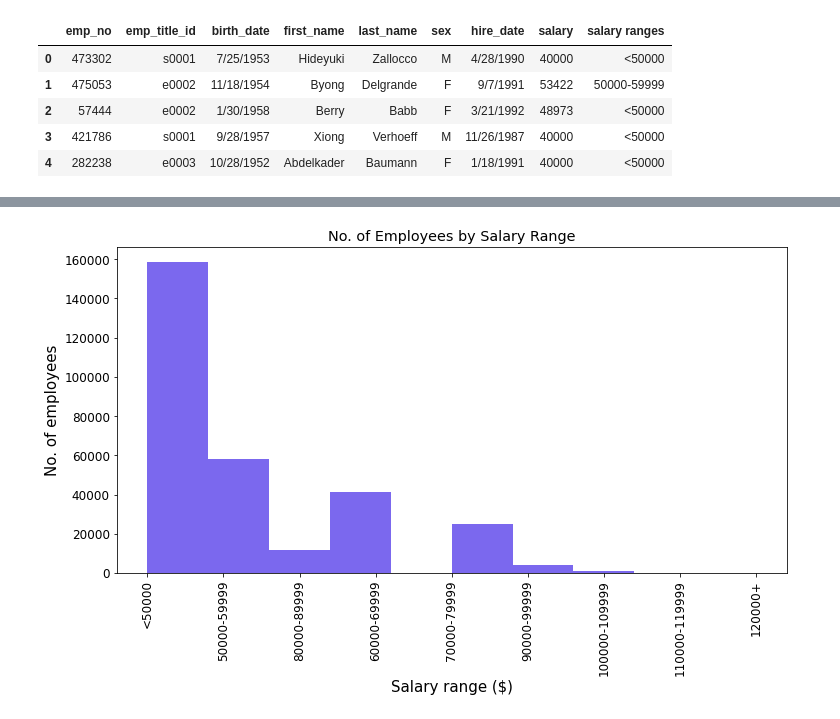
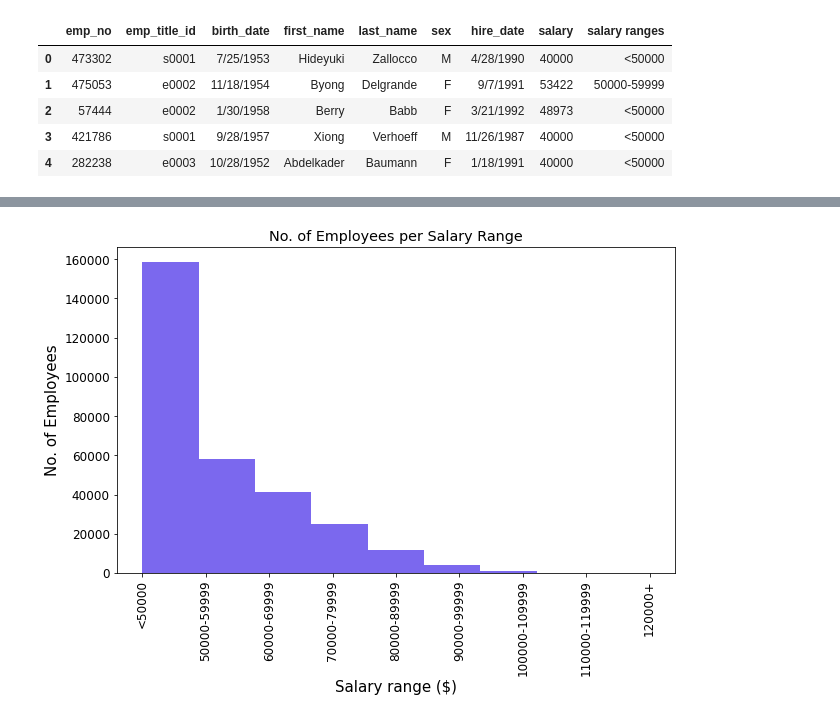
Before and after one commit to LP-116/sql-challenge, a Jupyter notebook: salary_analysis.ipynb, the cells around one changed output, grey strips where cells are left out. Cells and saved outputs as stored; diff of their text form; code cells hidden in the pictures.

```diff
--- a/salary_analysis.ipynb
+++ b/salary_analysis.ipynb
@@ -68,3 +68,6 @@ combined_data.head()
 | 2 | 57444 | e0002 | 1/30/1958 | Berry | Babb | F | 3/21/1992 | 48973 | <50000 |
 | 3 | 421786 | s0001 | 9/28/1957 | Xiong | Verhoeff | M | 11/26/1987 | 40000 | <50000 |
 | 4 | 282238 | e0003 | 10/28/1952 | Abdelkader | Baumann | F | 1/18/1991 | 40000 | <50000 |
+# %%
+sorted_data = combined_data.sort_values("salary")
+sorted_data.head()
@@ -71,11 +81,11 @@ combined_data.head()
 # %%
 plt.rcParams.update({'font.size': 12})
-plt.figure(figsize=(12,6))
-plt.hist(combined_data["salary ranges"], color="mediumslateblue")
+plt.figure(figsize = (10,6))
+plt.hist(sorted_data["salary ranges"], bins=9, color="mediumslateblue")
+plt.xticks(rotation='vertical');
+plt.title("No. of Employees per Salary Range")
 plt.xlabel("Salary range ($)", fontsize = 15)
-plt.ylabel("No. of employees", fontsize = 15)
-plt.title("No. of Employees by Salary Range")
-plt.xticks(rotation='vertical')
-plt.show()
+plt.ylabel("No. of Employees", fontsize = 15)
+plt.show();
 # %% [output]
-[figure, old version]
+[figure, new version]
```
Also changed, not shown: parts of 1 cell of this notebook, 1 other file.
